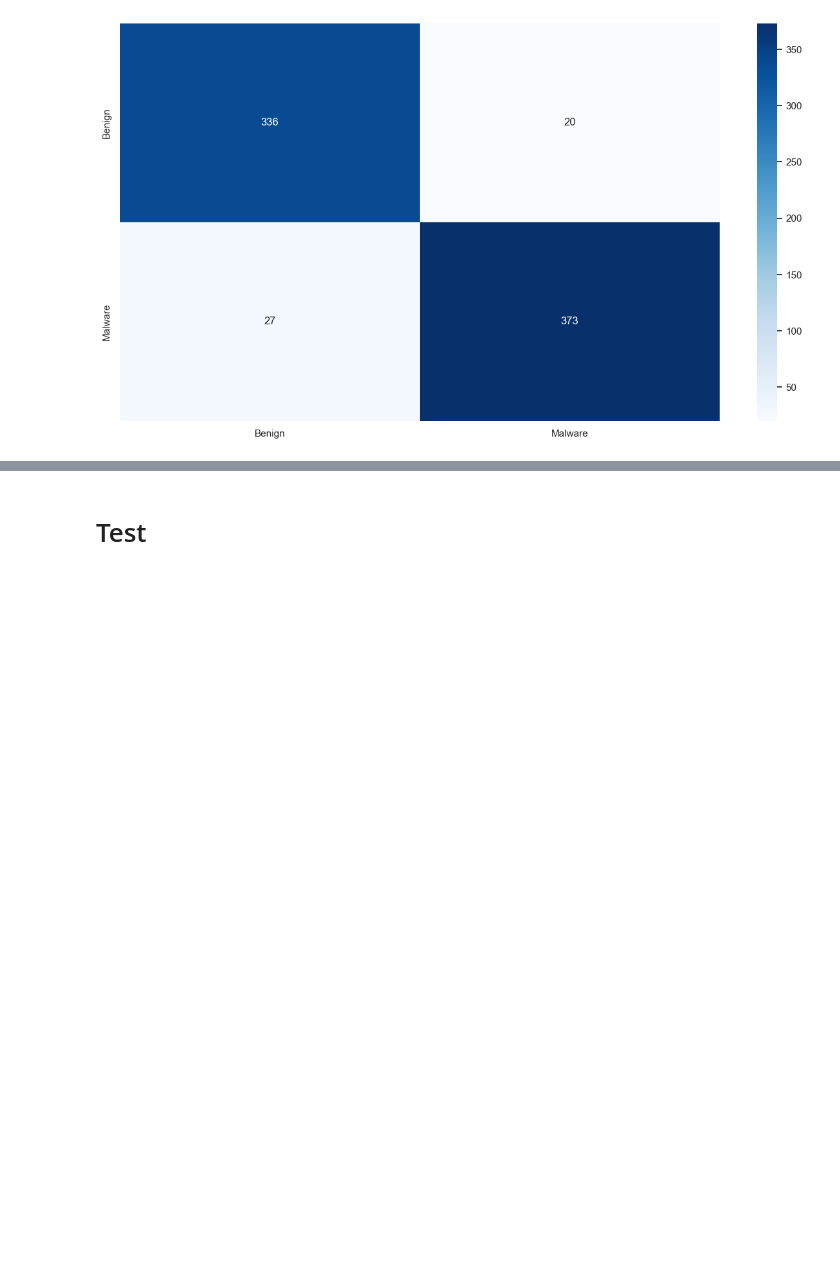
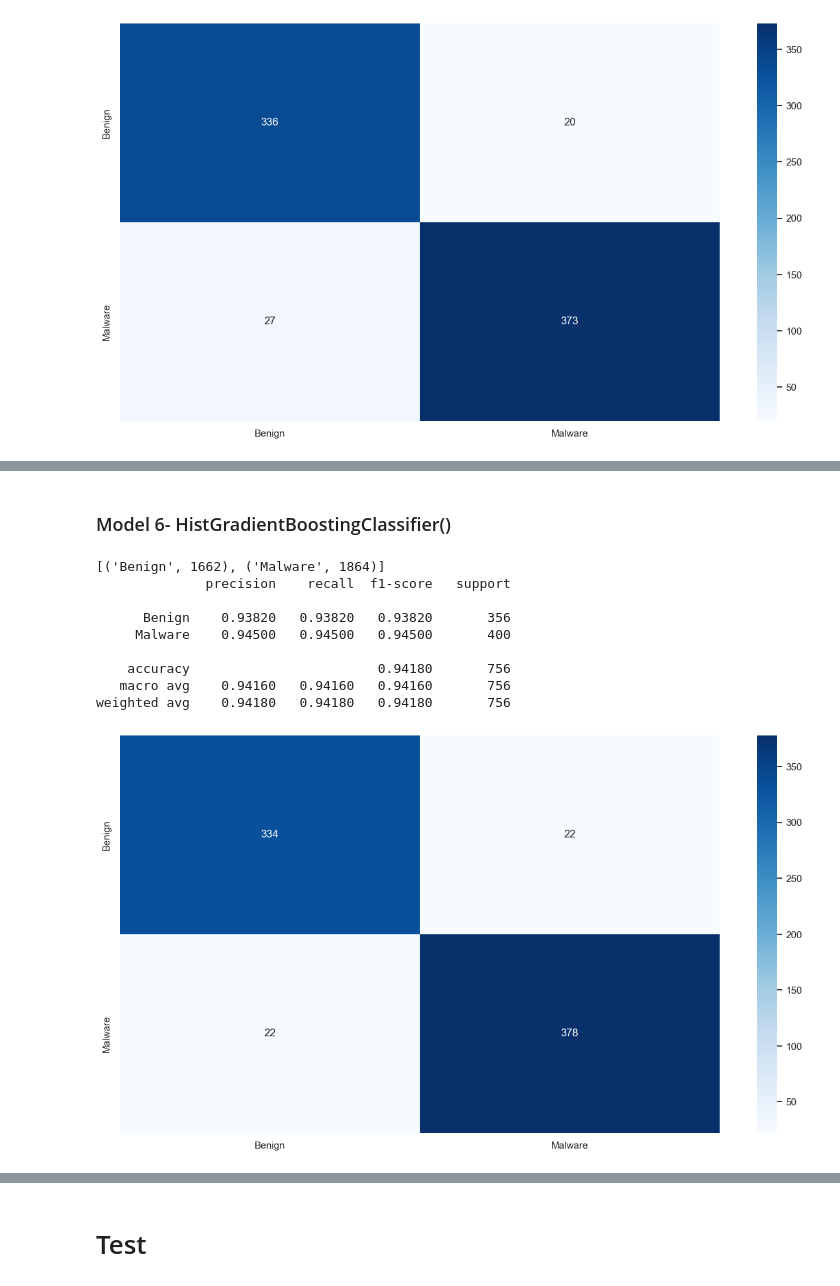
Before and after one commit to RazElbaz/API_security_challenge, a Jupyter notebook: model_dataset_1_label.ipynb, the cells around one changed output, grey strips where cells are left out. Drawn from its saved outputs; the diff is of its cells as text; code cells hidden in the pictures; blank space fills up the shorter version.

```diff
--- a/model_dataset_1_label.ipynb
+++ b/model_dataset_1_label.ipynb
@@ -352,0 +419,33 @@ weighted avg    0.93805   0.93783   0.93786       756
+# %% [markdown]
+### Model 6- HistGradientBoostingClassifier()
+# %%
+# https://scikit-learn.org/stable/modules/generated/sklearn.ensemble.GradientBoostingRegressor.html
+from sklearn.ensemble import HistGradientBoostingClassifier
+# We choose our model of choice and set it's hyper parameters you can change anything
+gbr = HistGradientBoostingClassifier()
+
+#  The random_state in these algorithms controls the randomness involved during the node splitting process by searching for the best feature
+parameters = {"min_samples_leaf": [1,2,3,4,5,6,7,8,9,10],
+              "max_iter":[20,50,100,200]
+             }
+
+# GridSearchCV is a technique for finding the optimal parameter values from a given set of parameters in a grid
+gbr = GridSearchCV(gbr, parameters)
+# Train Model
+gbr.fit(X_train, y_train)
+
+# # Check data balance and variety
+print(sorted(Counter(y_train).items()))
+gbr = gbr.best_estimator_
+ResultPrintout(gbr)
+# %% [output]
+[('Benign', 1662), ('Malware', 1864)]
+              precision    recall  f1-score   support
+
+      Benign    0.93820   0.93820   0.93820       356
+     Malware    0.94500   0.94500   0.94500       400
+
+    accuracy                        0.94180       756
+   macro avg    0.94160   0.94160   0.94160       756
+weighted avg    0.94180   0.94180   0.94180       756
+[figure, added]
```
Also changed, not shown: parts of 10 cells of this notebook, 1 other file.
